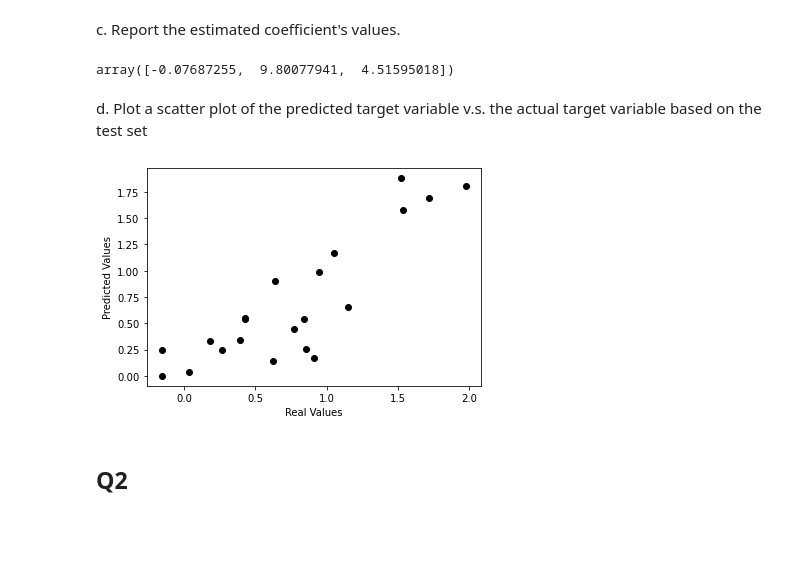
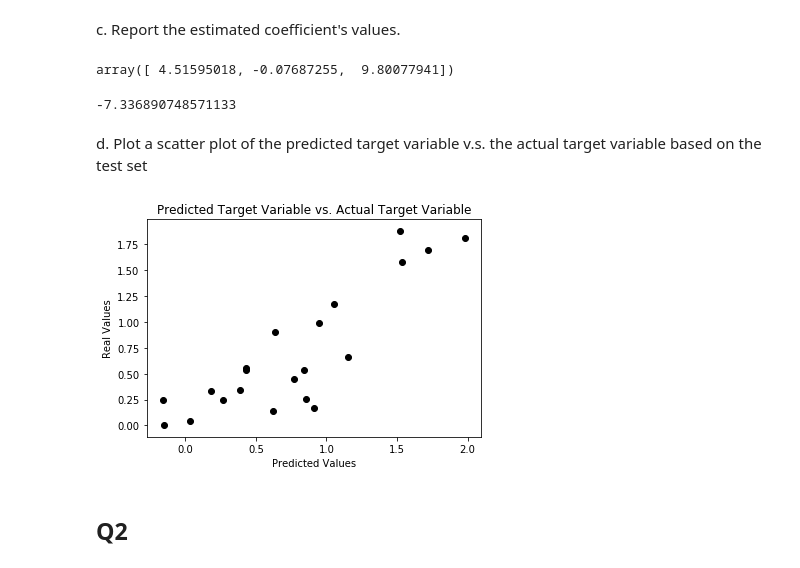
Before and after one commit to LiorSukman/machine-learning-for-ns-hw-repo, a Jupyter notebook: HW2/HW2_notebook.ipynb, the cells around one changed output. Cells and saved outputs as stored; diff of their text form; code cells hidden in the pictures; blank space fills up the shorter version.

```diff
--- a/HW2/HW2_notebook.ipynb
+++ b/HW2/HW2_notebook.ipynb
@@ -57,7 +58,7 @@ memory usage: 143.8 KB
 # %%
 #Build DF of the required columns
 data = df[['Visc','BMI','Waist circumference', 'Height_value-1']]
-data['WHtR'] = df.loc[:,'Waist circumference']/df.loc[:,'Height_value-1']
+data.insert(0, 'WHtR', data.loc[:,'Waist circumference']/df.loc[:,'Height_value-1'])
 data = data.drop(columns=['Height_value-1'])
 data.info()
 # %% [output]
@@ -132,18 +126,23 @@ The root mean squared prediction error (RMSE) on the test set is 0.3130062066278
 # %% [markdown]
 c. Report the estimated coefficient's values.
-# %%
-reg.coef_
-# %% [output]
-array([-0.07687255,  9.80077941,  4.51595018])
+# %%
+reg.coef_ #coefficients of the model (without intercept)
+# %% [output]
+array([ 4.51595018, -0.07687255,  9.80077941])
+# %%
+reg.intercept_ #intercept of the model
+# %% [output]
+-7.336890748571133
 # %% [markdown]
 d. Plot a scatter plot of the predicted target variable v.s. the actual target variable based on
 the test set
 # %%
 _=plt.scatter(y_predicted, y_test, color="black")
-_=plt.xlabel("Real Values")
-_=plt.ylabel("Predicted Values")
+_=plt.title('Predicted Target Variable vs. Actual Target Variable')
+_=plt.ylabel("Real Values")
+_=plt.xlabel("Predicted Values")
 # %% [output]
-[figure, old version]
+[figure, new version]
 # %% [markdown]
 ## Q2
 # %% [markdown]
```
Also changed, not shown: parts of 26 cells of this notebook, 1 other file.
